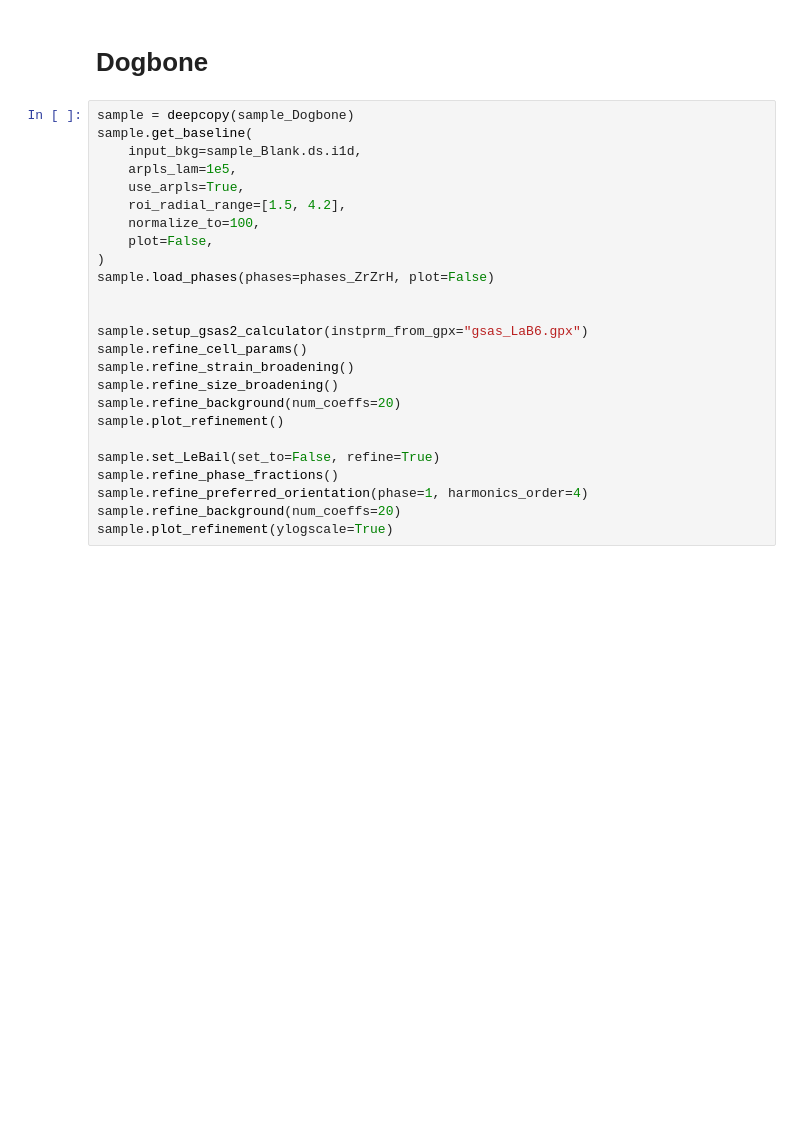
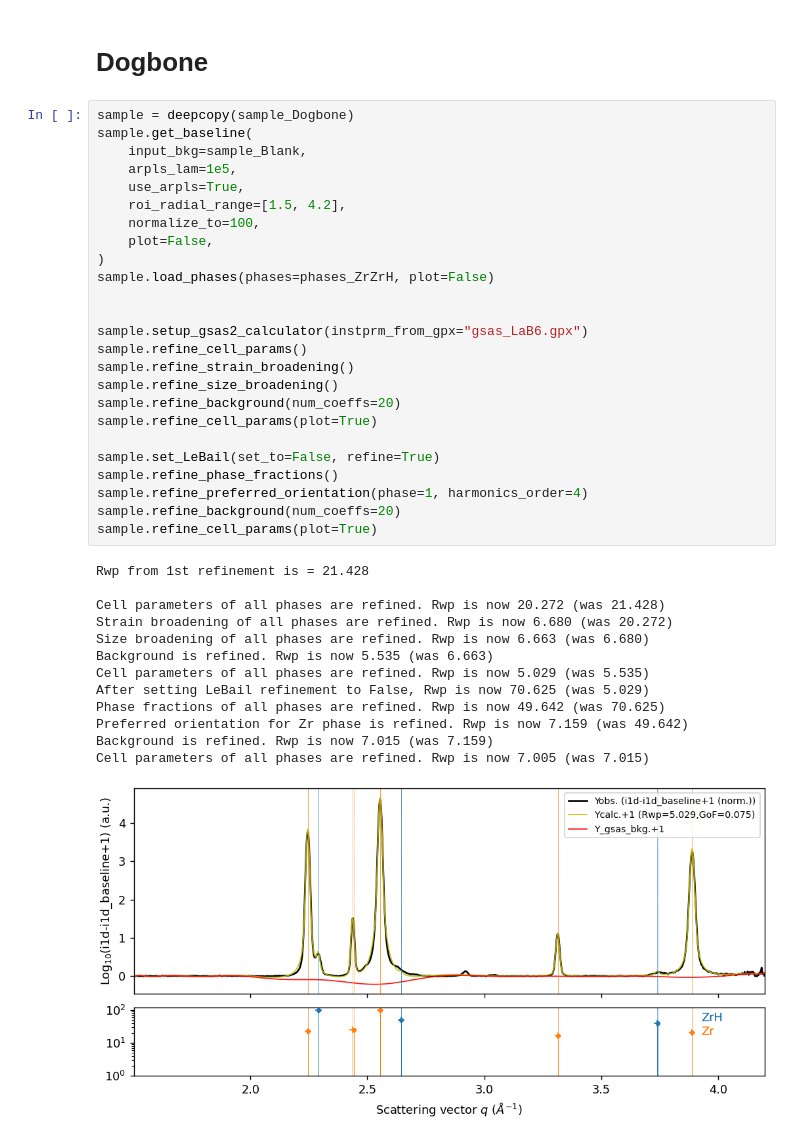
Before and after one commit to MehmetTopsakal/easyXRD, a Jupyter notebook: examples/ZrH-sample/refiner.ipynb, the cells around one changed output. Cells and saved outputs as stored; diff of their text form; blank space fills up the shorter version.

```diff
--- a/examples/ZrH-sample/refiner.ipynb
+++ b/examples/ZrH-sample/refiner.ipynb
@@ -357,25 +405,39 @@ sample.plot_refinement(ylogscale=True)
 # %%
 sample = deepcopy(sample_Dogbone)
 sample.get_baseline(
-    input_bkg=sample_Blank.ds.i1d,
+    input_bkg=sample_Blank,
     arpls_lam=1e5,
     use_arpls=True,
     roi_radial_range=[1.5, 4.2],
     normalize_to=100,
     plot=False,
 )
 sample.load_phases(phases=phases_ZrZrH, plot=False)
 
 
 sample.setup_gsas2_calculator(instprm_from_gpx="gsas_LaB6.gpx")
 sample.refine_cell_params()
 sample.refine_strain_broadening()
 sample.refine_size_broadening()
 sample.refine_background(num_coeffs=20)
-sample.plot_refinement()
+sample.refine_cell_params(plot=True)
 
 sample.set_LeBail(set_to=False, refine=True)
 sample.refine_phase_fractions()
 sample.refine_preferred_orientation(phase=1, harmonics_order=4)
 sample.refine_background(num_coeffs=20)
-sample.plot_refinement(ylogscale=True)
+sample.refine_cell_params(plot=True)
+# %% [output]
+Rwp from 1st refinement is = 21.428
+
+Cell parameters of all phases are refined. Rwp is now 20.272 (was 21.428)
+Strain broadening of all phases are refined. Rwp is now 6.680 (was 20.272)
+Size broadening of all phases are refined. Rwp is now 6.663 (was 6.680)
+Background is refined. Rwp is now 5.535 (was 6.663)
+Cell parameters of all phases are refined. Rwp is now 5.029 (was 5.535)
+After setting LeBail refinement to False, Rwp is now 70.625 (was 5.029)
+Phase fractions of all phases are refined. Rwp is now 49.642 (was 70.625)
+Preferred orientation for Zr phase is refined. Rwp is now 7.159 (was 49.642)
+Background is refined. Rwp is now 7.015 (was 7.159)
+Cell parameters of all phases are refined. Rwp is now 7.005 (was 7.015)
+[figure, added]
```
Also changed, not shown: parts of 10 cells of this notebook, 2 other files.
